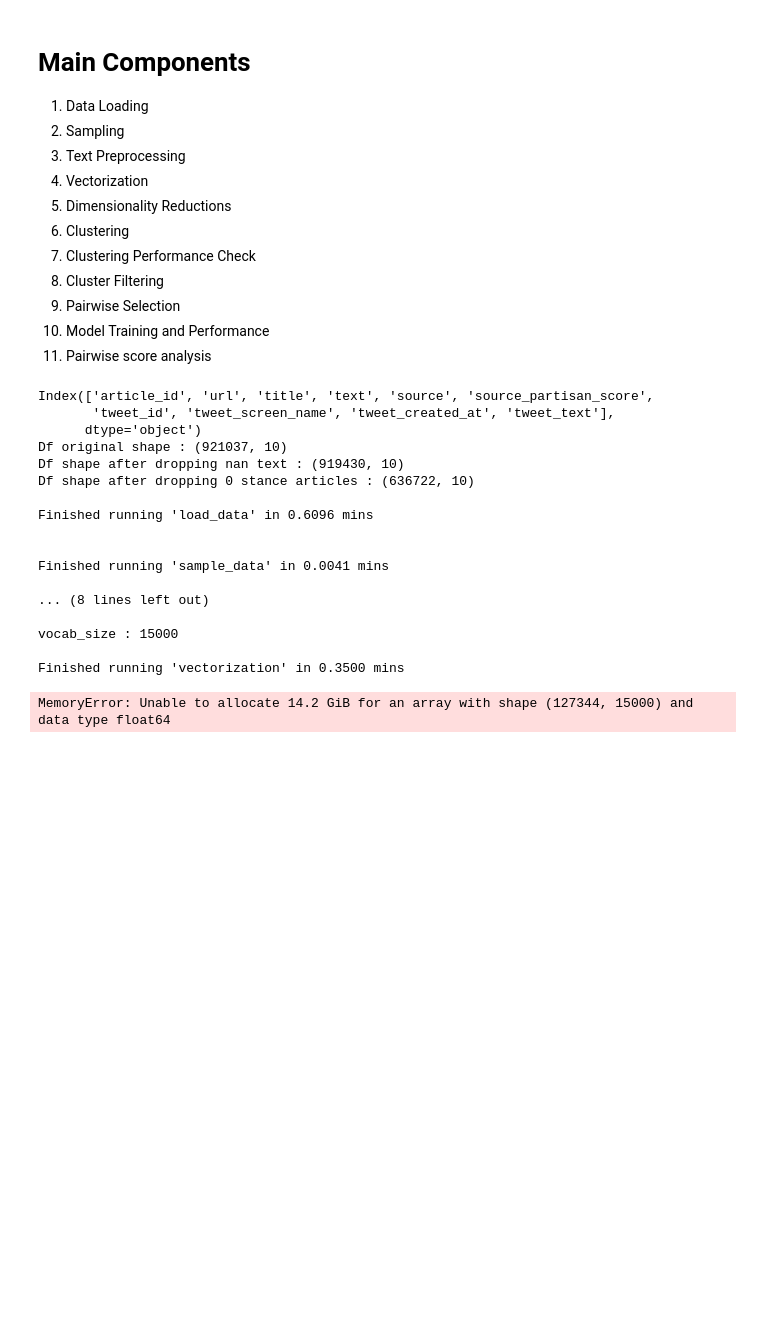
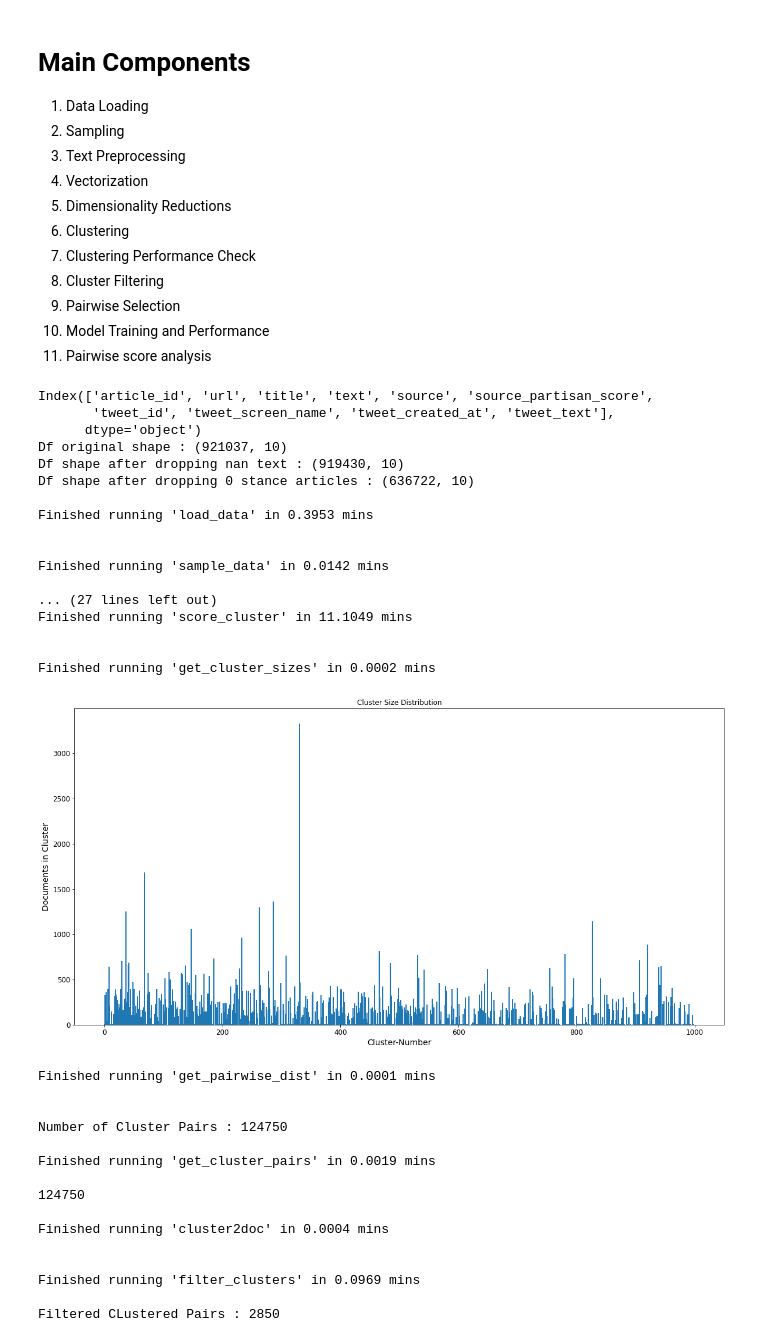
Before and after one commit to karthikshivaram24/Combatting-partisan-homogenization, a Jupyter notebook: Baseline_Analysis.ipynb, the cells around one changed output. Drawn from its saved outputs; the diff is of its cells as text; code cells hidden in the pictures; blank space fills up the shorter version.

```diff
--- a/Baseline_Analysis.ipynb
+++ b/Baseline_Analysis.ipynb
@@ -463,21 +570,25 @@ def run_train_all(X,cluster_2_doc_map,df,cluster_pairs,cosine_mat,thresholds = [
 11) Pairwise score analysis
 # %%
 # Pipeline test
-path = "/data/3/karthik/preference_prediction/articles.csv"
+# path = "/data/3/karthik/preference_prediction/articles.csv"
 
 # Pipeline test
-path = "~/articles.csv"
+path = "../articles.csv"
 
 main_df = load_data(path)
 
-sampled_df = sample_data(df=main_df,sample_size=0.05,seed=RANDOM_SEED)
+sampled_df = sample_data(df=main_df,sample_size=0.2,seed=RANDOM_SEED)
 print("Sampled Size: %s" %str(sampled_df.shape[0]))
 
 sampled_df["processed_text"] = preprocess_texts(text_lists=sampled_df["text"])
 
 vectors,vocab,tfidf_vectorizer = vectorization(df=sampled_df,min_df=50,max_df=0.75,seed=RANDOM_SEED)
 
-reduced_vectors = dimensionality_reduction(vectors=vectors.todense(),mode="PCA",dim=500,seed=RANDOM_SEED)
+reduced_vectors = dimensionality_reduction(vectors=vectors,mode="SVD_LSA",dim=500,seed=RANDOM_SEED)
+
+## to choose k
+num_clusters_sett = [500,1000,2000,3000]
+f_cp_map = {}
 
 clusters,cluster_clf = run_clustering(vectors=reduced_vectors,seed=RANDOM_SEED,num_clusters=1000,clus_type="kmeans")
 
@@ -486,36 +597,54 @@ cluster_score = score_cluster(vectors,cluster_clf,score_type="sil_score")
 cluster_sizes = get_cluster_sizes(cluster_clf)
 
 plot_size_dist(cluster_sizes)
 
 cluster_pair_dist_mat = get_pairwise_dist(cluster_clf,dist_type="cosine")
 
 cluster_pairs = get_cluster_pairs(num_clusters=500)
+print(len(cluster_pairs))
 
 doc_2_cluster_map = cluster2doc(num_texts=sampled_df.shape[0],cluster_labels=cluster_clf.labels_)
 
 filtered_cluster_pairs = filter_clusters(cluster_pairs=cluster_pairs,
                                         doc_2_cluster_map=doc_2_cluster_map,
                                         cluster_sizes=cluster_sizes,
                                         partisan_scores=sampled_df["binary_ps"].tolist(),
                                         min_size=300,
                                         max_size=5000,
                                         min_partisan_size=0.3)
+
+print("Filtered CLustered Pairs : %s" %str(len(filtered_cluster_pairs)))
 # %% [output]
 Index(['article_id', 'url', 'title', 'text', 'source', 'source_partisan_score',
        'tweet_id', 'tweet_screen_name', 'tweet_created_at', 'tweet_text'],
       dtype='object')
 Df original shape : (921037, 10)
 Df shape after dropping nan text : (919430, 10)
 Df shape after dropping 0 stance articles : (636722, 10)
 
-Finished running 'load_data' in 0.6096 mins
+Finished running 'load_data' in 0.3953 mins
 
 
-Finished running 'sample_data' in 0.0041 mins
+Finished running 'sample_data' in 0.0142 mins
 
-... (8 lines left out)
+... (27 lines left out)
+Finished running 'score_cluster' in 11.1049 mins
 
-vocab_size : 15000
 
-Finished running 'vectorization' in 0.3500 mins
+Finished running 'get_cluster_sizes' in 0.0002 mins
+[figure, added]
-MemoryError: Unable to allocate 14.2 GiB for an array with shape (127344, 15000) and data type float64
+Finished running 'get_pairwise_dist' in 0.0001 mins
+
+
+Number of Cluster Pairs : 124750
+
+Finished running 'get_cluster_pairs' in 0.0019 mins
+
+124750
+
+Finished running 'cluster2doc' in 0.0004 mins
+
+
+Finished running 'filter_clusters' in 0.0969 mins
+
+Filtered CLustered Pairs : 2850
```
Also changed, not shown: parts of 8 cells of this notebook, 1 other file.
